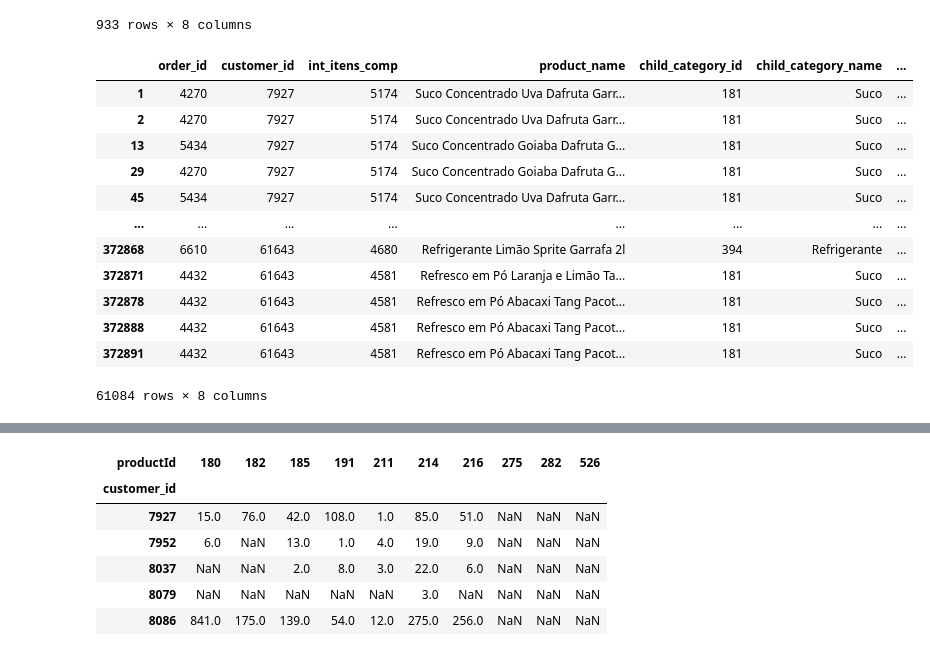
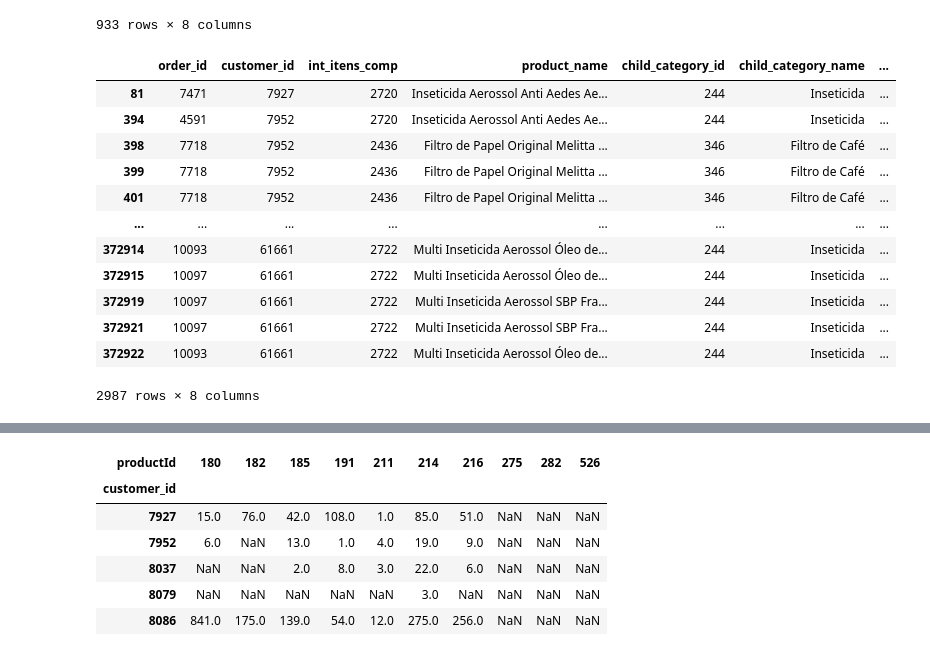
Before and after one commit to lmathaeus/Myog, a Jupyter notebook: code_statistics/Categorizados.ipynb, the cells around one changed output, grey strips where cells are left out. Drawn from its saved outputs; the diff is of its cells as text; code cells hidden in the pictures.

```diff
--- a/code_statistics/Categorizados.ipynb
+++ b/code_statistics/Categorizados.ipynb
@@ -339,24 +767,24 @@ product_info(2313)
 # %%
 # função para saber todos os ítens por categoria Pai
 
 def customer_compra(id_compra):
     result = df[df["parent_category_id"] == id_compra]
     return result
 
-customer_compra(180)
+customer_compra(211)
 # %% [output]
 |  | order_id | customer_id | int_itens_comp | product_name | child_category_id | child_category_name | ... |
-| 1 | 4270 | 7927 | 5174 | Suco Concentrado Uva Dafruta Garr... | 181 | Suco | ... |
-| 2 | 4270 | 7927 | 5174 | Suco Concentrado Uva Dafruta Garr... | 181 | Suco | ... |
-| 13 | 5434 | 7927 | 5174 | Suco Concentrado Goiaba Dafruta G... | 181 | Suco | ... |
-| 29 | 4270 | 7927 | 5174 | Suco Concentrado Goiaba Dafruta G... | 181 | Suco | ... |
-| 45 | 5434 | 7927 | 5174 | Suco Concentrado Uva Dafruta Garr... | 181 | Suco | ... |
+| 81 | 7471 | 7927 | 2720 | Inseticida Aerossol Anti Aedes Ae... | 244 | Inseticida | ... |
+| 394 | 4591 | 7952 | 2720 | Inseticida Aerossol Anti Aedes Ae... | 244 | Inseticida | ... |
+| 398 | 7718 | 7952 | 2436 | Filtro de Papel Original Melitta ... | 346 | Filtro de Café | ... |
+| 399 | 7718 | 7952 | 2436 | Filtro de Papel Original Melitta ... | 346 | Filtro de Café | ... |
+| 401 | 7718 | 7952 | 2436 | Filtro de Papel Original Melitta ... | 346 | Filtro de Café | ... |
 | ... | ... | ... | ... | ... | ... | ... | ... |
-| 372868 | 6610 | 61643 | 4680 | Refrigerante Limão Sprite Garrafa 2l | 394 | Refrigerante | ... |
-| 372871 | 4432 | 61643 | 4581 | Refresco em Pó Laranja e Limão Ta... | 181 | Suco | ... |
-| 372878 | 4432 | 61643 | 4581 | Refresco em Pó Abacaxi Tang Pacot... | 181 | Suco | ... |
-| 372888 | 4432 | 61643 | 4581 | Refresco em Pó Abacaxi Tang Pacot... | 181 | Suco | ... |
-| 372891 | 4432 | 61643 | 4581 | Refresco em Pó Abacaxi Tang Pacot... | 181 | Suco | ... |
+| 372914 | 10093 | 61661 | 2722 | Multi Inseticida Aerossol Óleo de... | 244 | Inseticida | ... |
+| 372915 | 10097 | 61661 | 2722 | Multi Inseticida Aerossol Óleo de... | 244 | Inseticida | ... |
+| 372919 | 10097 | 61661 | 2722 | Multi Inseticida Aerossol SBP Fra... | 244 | Inseticida | ... |
+| 372921 | 10097 | 61661 | 2722 | Multi Inseticida Aerossol SBP Fra... | 244 | Inseticida | ... |
+| 372922 | 10093 | 61661 | 2722 | Multi Inseticida Aerossol Óleo de... | 244 | Inseticida | ... |
-61084 rows × 8 columns
+2987 rows × 8 columns
 # %%
 # Criando uma tabela com usuario, id da categoria Pai e a quantidade de compras por usuário
```
Also changed, not shown: parts of 49 cells of this notebook, 6 other files.
